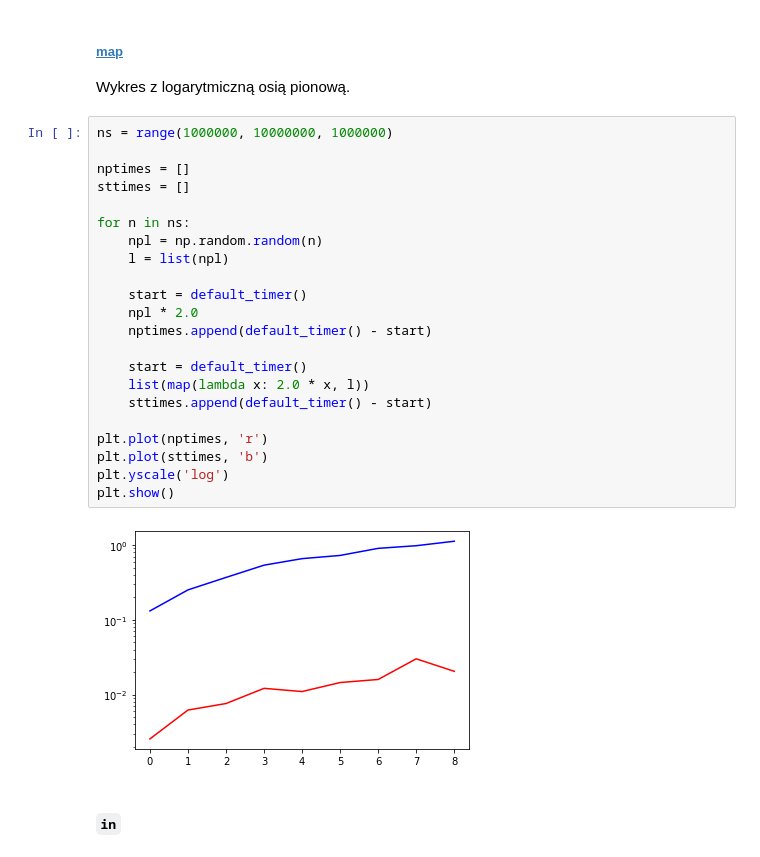
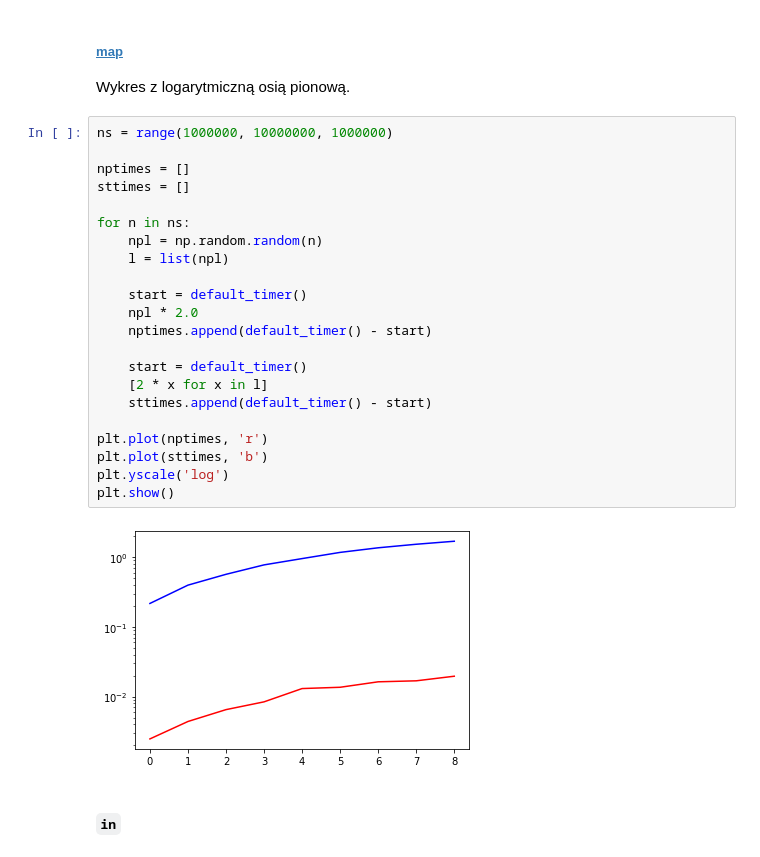
Before and after one commit to codingtenshi/SDA, a Jupyter notebook: aisd.ipynb, the cells around one changed output. Cells and saved outputs as stored; diff of their text form.

```diff
--- a/aisd.ipynb
+++ b/aisd.ipynb
@@ -697,27 +704,27 @@ Wykres z logarytmiczną osią pionową.
 # %%
 ns = range(1000000, 10000000, 1000000)
 
 nptimes = []
 sttimes = []
 
 for n in ns:
     npl = np.random.random(n)
     l = list(npl)
 
     start = default_timer()
     npl * 2.0
     nptimes.append(default_timer() - start)
 
     start = default_timer()
-    list(map(lambda x: 2.0 * x, l))
+    [2 * x for x in l]
     sttimes.append(default_timer() - start)
 
 plt.plot(nptimes, 'r')
 plt.plot(sttimes, 'b')
 plt.yscale('log')
 plt.show()
 # %% [output]
-[figure, old version]
+[figure, new version]
 # %% [markdown]
 ##### `in`
 # %%
```
Also changed, not shown: parts of 23 cells of this notebook, 1 other file.
